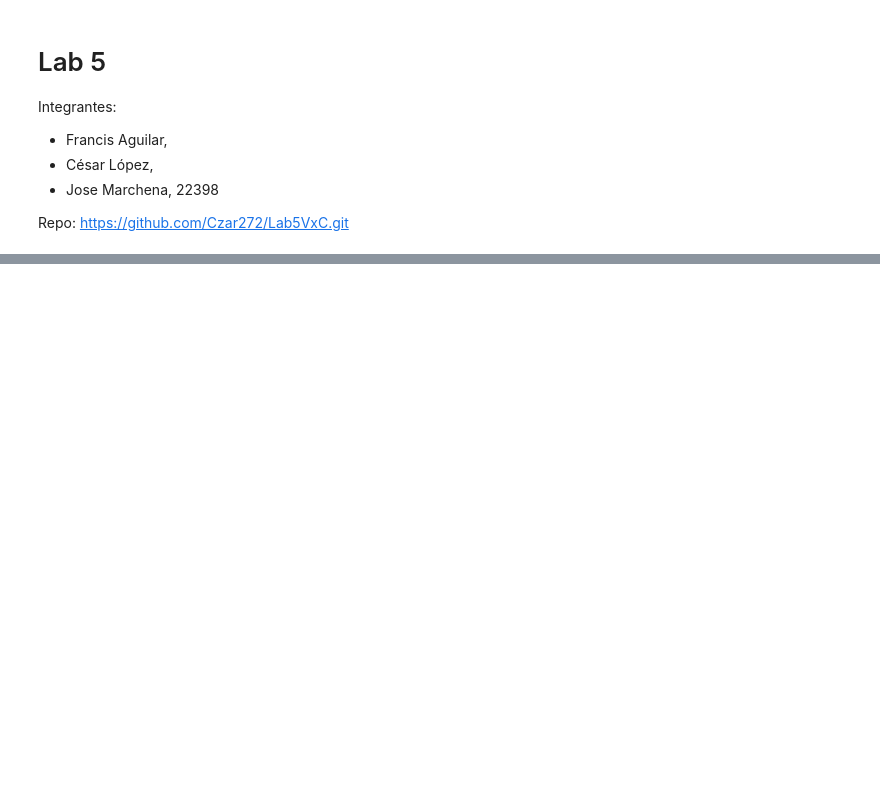
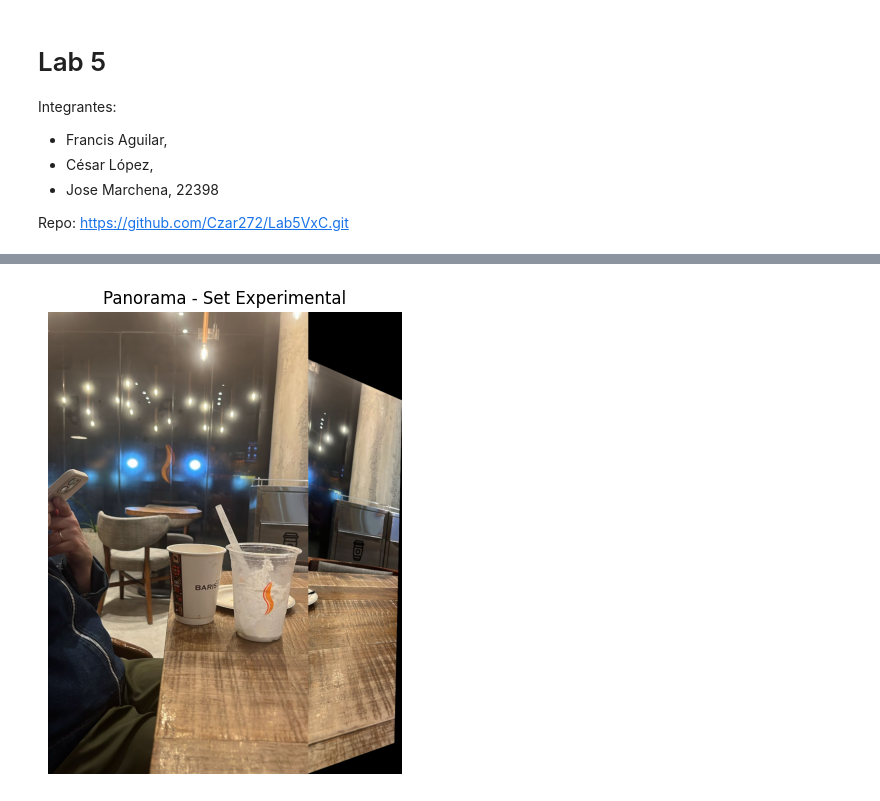
Before and after one commit to Czar272/Lab5VxC, a Jupyter notebook: main.ipynb, the cells around one changed output, grey strips where cells are left out. Drawn from its saved outputs; the diff is of its cells as text; code cells hidden in the pictures; blank space fills up the shorter version.

```diff
--- a/main.ipynb
+++ b/main.ipynb
@@ -68,0 +107,12 @@ True
+# %%
+# Cargar imagenes del set experimental
+img_left_exp = cv2.imread("db/experimental_left.jpeg")
+img_right_exp = cv2.imread("db/experimental_right.jpeg")
+
+# Ejecutar stitching
+panorama_exp = stitch_images(img_left_exp, img_right_exp)
+
+# Mostrar resultado
+show_image(panorama_exp, "Panorama - Set Experimental")
+# %% [output]
+[figure, added]
```
Also changed, not shown: parts of 6 cells of this notebook, 4 other files.
